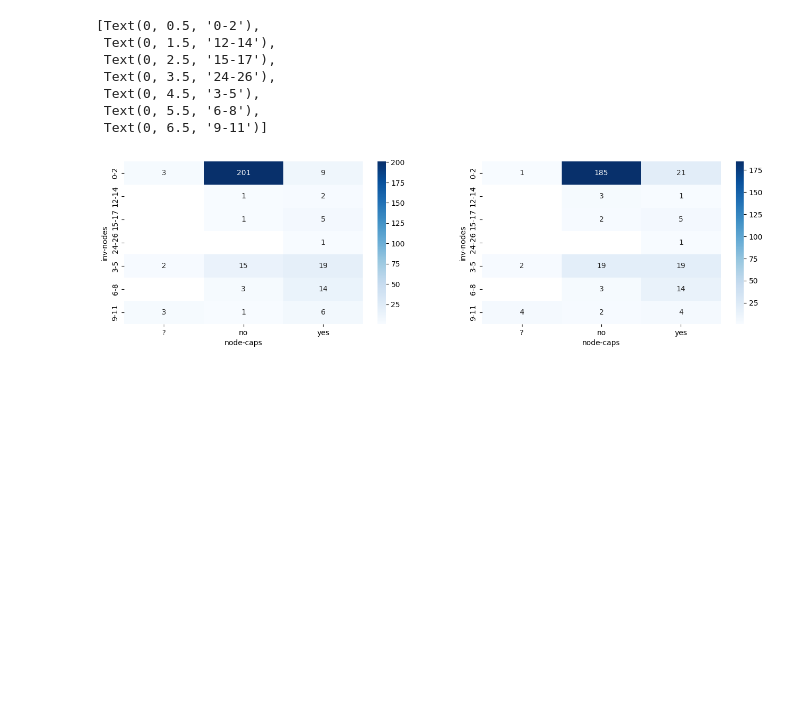
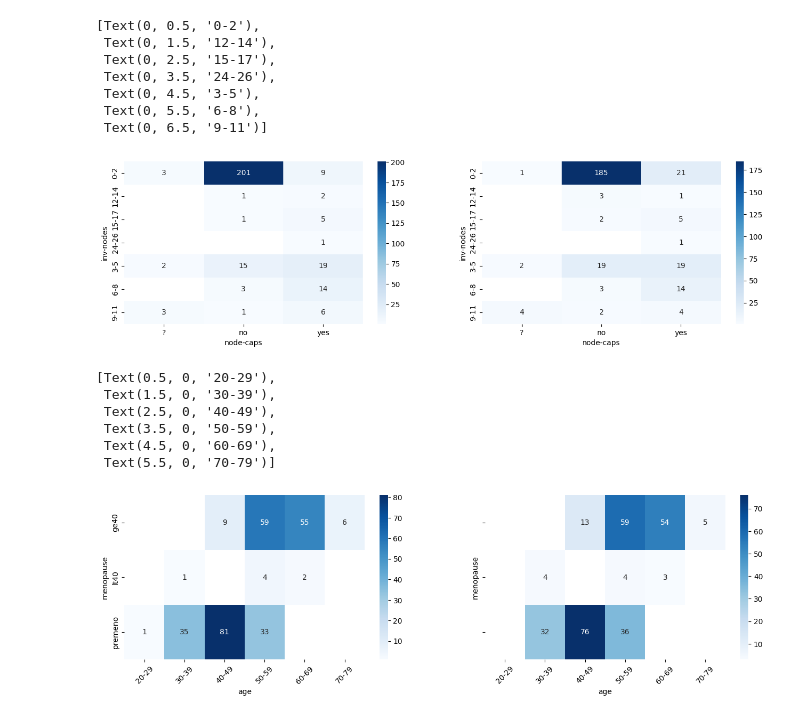
Before and after one commit to tanjascats/NCorr-FP, a Jupyter notebook: experiments.ipynb, the cells around one changed output. Drawn from its saved outputs; the diff is of its cells as text; code cells hidden in the pictures; blank space fills up the shorter version.

Commit message:
Fix support for defining multiple groups of correlated attributes (with analysis)

```diff
--- a/experiments.ipynb
+++ b/experiments.ipynb
@@ -123,13 +123,13 @@ scheme = NCorrFP(gamma=1, fingerprint_bit_length=16)
 # data = "datasets/breast_cancer_full.csv"
 fp_data = scheme.insertion('breast-cancer', primary_key='Id', secret_key=501, recipient_id=4,
 #                                          outfile='NCorrFP_scheme/outfiles/fp_data_blind_corr_inv_node_501.csv',
-                                          correlated_attributes=['inv-nodes', 'node-caps'])
+                                          correlated_attributes=[['inv-nodes', 'node-caps'], ['age', 'menopause']])
 
 # sanity check if the detection works
-suspect = scheme.detection(fp_data, secret_key=501, primary_key='Id',
-                               correlated_attributes=['inv-nodes', 'node-caps'],
-                               original_columns=["age","menopause","tumor-size","inv-nodes","node-caps","deg-malig","breast","breast-quad",
-    "irradiat","recurrence"])
+# suspect = scheme.detection(fp_data, secret_key=501, primary_key='Id',
+#                                correlated_attributes=['inv-nodes', 'node-caps'],
+#                                original_columns=["age","menopause","tumor-size","inv-nodes","node-caps","deg-malig","breast","breast-quad",
+#     "irradiat","recurrence"])
 # %% [output]
 Start the NCorr fingerprint insertion algorithm...
         gamma: 1
@@ -162,6 +154,10 @@ X['node-caps'] = enc_nodecaps.inverse_transform(X['node-caps'])
 X['inv-nodes'] = enc_invnodes.inverse_transform(X['inv-nodes'])
 fp_data['node-caps'] = enc_nodecaps.inverse_transform(fp_data['node-caps'])
 fp_data['inv-nodes'] = enc_invnodes.inverse_transform(fp_data['inv-nodes'])
+# %%
+X['age'] = enc_age.inverse_transform(X['age'])
+# %%
+X['menopause'] = enc_meno.inverse_transform(X['menopause'])
 # %%
 # E.g., inv-nodes and node-caps
 fig, axs = plt.subplots(1, 2, figsize=(16,4))
@@ -202,3 +198,45 @@ axs[1].set_yticklabels(axs[1].get_yticklabels())
  Text(0, 5.5, '6-8'),
  Text(0, 6.5, '9-11')]
 [figure]
+# %%
+# We investigate the pairwise attribute distributions of correlated attributes.
+# E.g., age and menopause
+fig, axs = plt.subplots(1, 2, figsize=(16,4), sharey='all')
+axs = axs.flat
+#fig.suptitle('Pairwise attribute distributions')
+
+############
+# ORIGINAL #
+############
+# age vs menopause
+df_2dhist = pd.DataFrame({
+    x_label: grp['menopause'].value_counts()
+    for x_label, grp in X.groupby('age')
+})
+sns.heatmap(df_2dhist, cmap=sns.color_palette("Blues", as_cmap=True), annot=True, ax=axs[0])
+axs[0].set_xlabel('age')
+axs[0].set_ylabel('menopause')
+axs[0].set_xticklabels(axs[0].get_xticklabels(), rotation=45)
+#axs[0].set_title('Original data')
+columns = df_2dhist.columns
+
+# NN scheme with correlations
+df_2dhist = pd.DataFrame({
+    x_label: grp['menopause'].value_counts()
+    for x_label, grp in fp_data.groupby('age')
+})
+df_2dhist['20-29'] = [np.nan, np.nan, np.nan]
+df_2dhist = df_2dhist[columns]
+sns.heatmap(df_2dhist, cmap=sns.color_palette("Blues", as_cmap=True), annot=True, ax=axs[1])
+axs[1].set_xlabel('age')
+axs[1].set_ylabel('menopause')
+axs[1].set_xticklabels(axs[1].get_xticklabels(), rotation=45)
+#axs[3].set_title('NN scheme using correlations')
+# %% [output]
+[Text(0.5, 0, '20-29'),
+ Text(1.5, 0, '30-39'),
+ Text(2.5, 0, '40-49'),
+ Text(3.5, 0, '50-59'),
+ Text(4.5, 0, '60-69'),
+ Text(5.5, 0, '70-79')]
+[figure, added]
```
Also changed, not shown: parts of 2 cells of this notebook, 6 other files.
